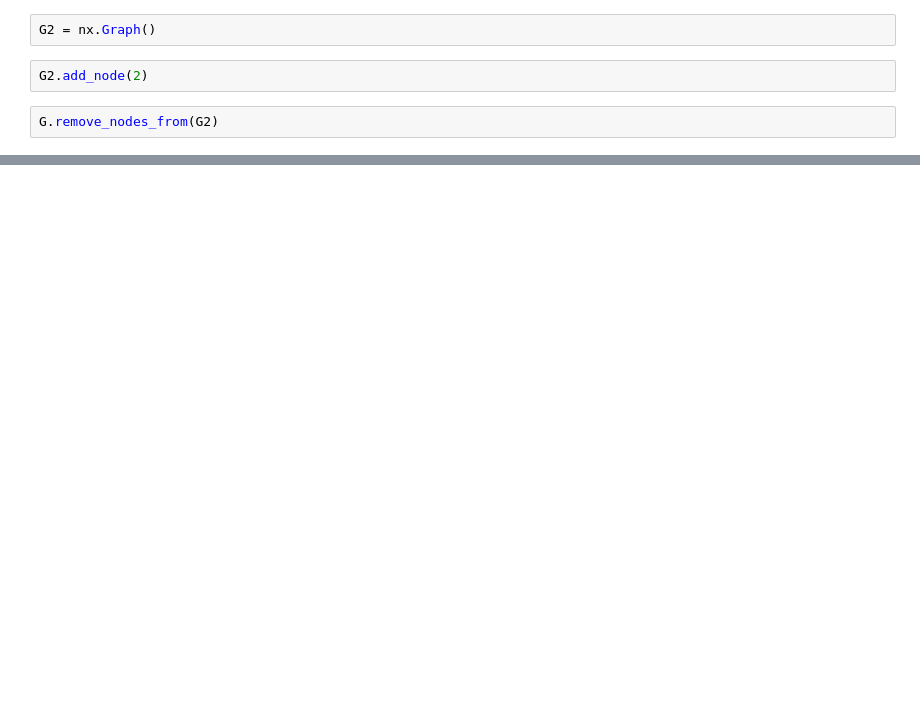
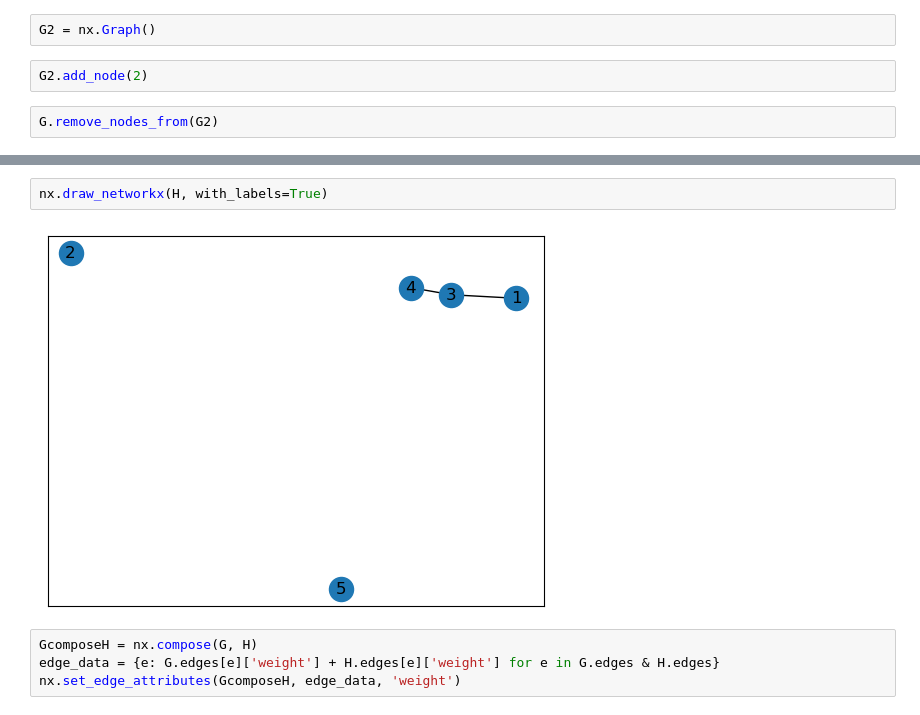
Before and after one commit to minghl/Link-Prediction-Matser-Project, a Jupyter notebook: test.ipynb, the cells around one changed output, grey strips where cells are left out. Saved outputs shown, nothing was run; the diff lists cells and outputs as text; blank space fills up the shorter version.

```diff
--- a/test.ipynb
+++ b/test.ipynb
@@ -55,0 +72,8 @@ nx.draw_networkx(G, with_labels=True)
+# %%
+nx.draw_networkx(H, with_labels=True)
+# %% [output]
+[figure, added]
+# %%
+GcomposeH = nx.compose(G, H)
+edge_data = {e: G.edges[e]['weight'] + H.edges[e]['weight'] for e in G.edges & H.edges}
+nx.set_edge_attributes(GcomposeH, edge_data, 'weight')
```
Also changed, not shown: parts of 12 cells of this notebook, 3 other files.
